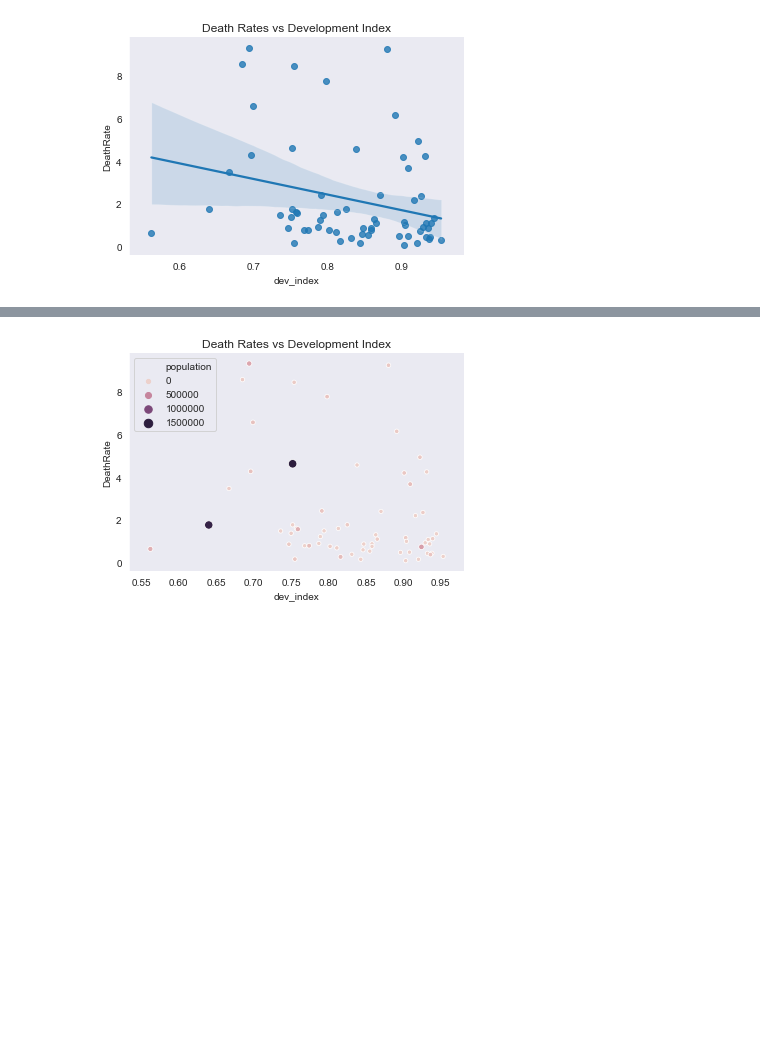
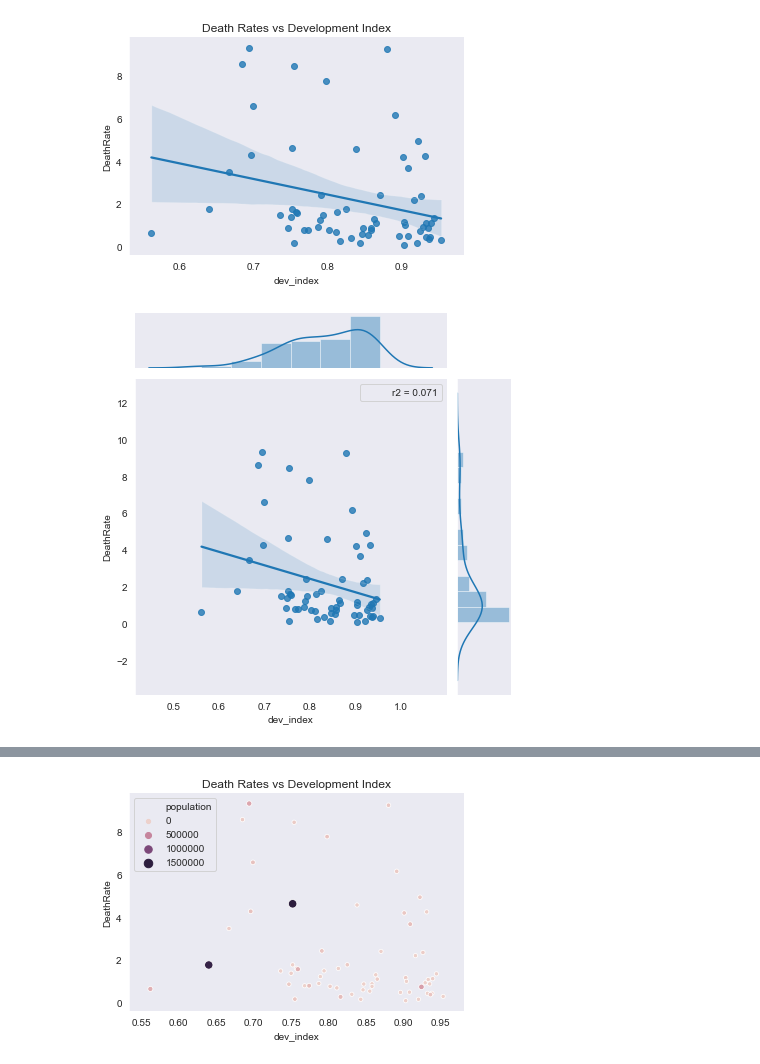
Before and after one commit to tiroger/coronavirus-tracker, a Jupyter notebook: gather_data.ipynb, the cells around one changed output, grey strips where cells are left out. Saved outputs shown, nothing was run; the diff lists cells and outputs as text; code cells hidden in the pictures; blank space fills up the shorter version.

```diff
--- a/gather_data.ipynb
+++ b/gather_data.ipynb
@@ -229,3 +231,21 @@ sns.despine()
 plt.savefig('death_rate_v_dev_index.png', dpi=600)
 # %% [output]
 [figure]
+# %%
+from scipy import stats
+
+x = more_than_100.dev_index
+y = more_than_100.DeathRate
+
+def r2(x, y):
+    return stats.pearsonr(x, y)[0] ** 2
+sns.jointplot(x, y, kind="reg", stat_func=r2)
+plt.savefig('death_rate_v_dev_index_pearson.png', dpi=600)
+
+
+ax = sns.jointplot("total_bill", "tip", data=tips,
+                  kind="reg", truncate=False,
+                  xlim=(0, 60), ylim=(0, 12),
+                  color="m", height=7)
+# %% [output]
+[figure, added]
```
Also changed, not shown: parts of 5 cells of this notebook, 6 other files.
